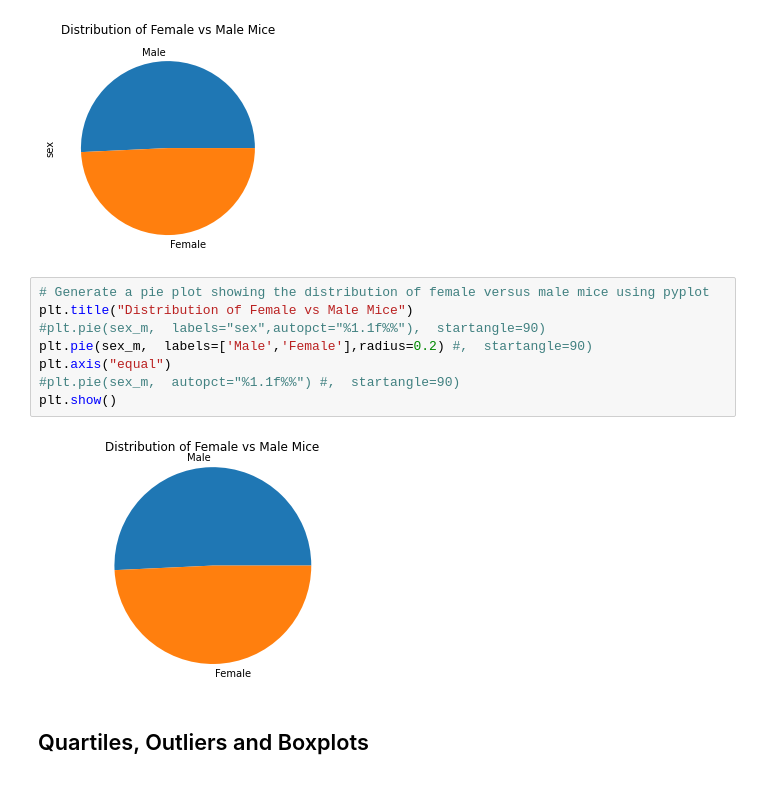
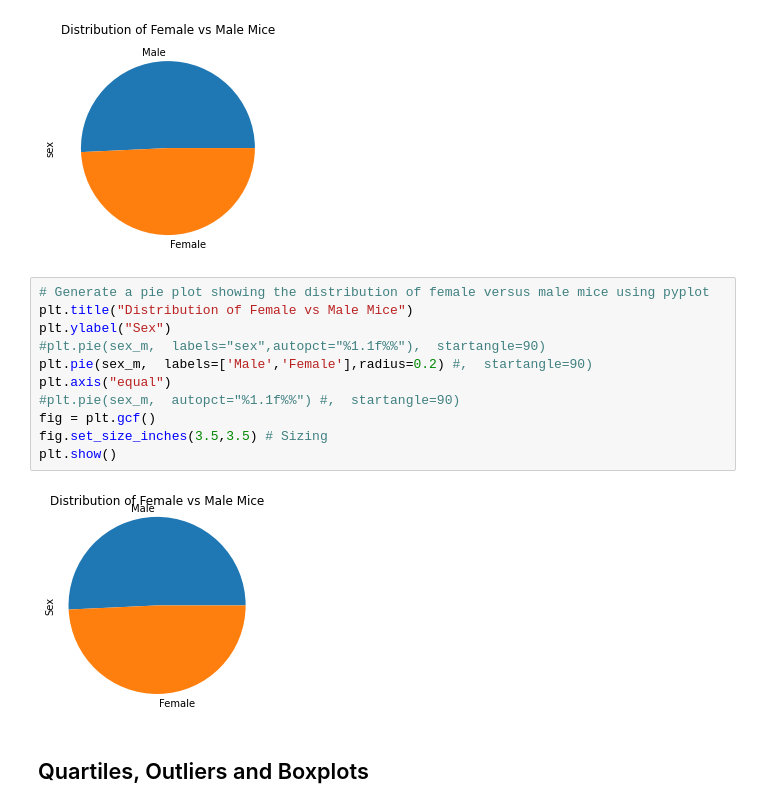
Before and after one commit to usa4148/the-power-of-plots, a Jupyter notebook: pymaceuticals_starter.ipynb, the cells around one changed output. Drawn from its saved outputs; the diff is of its cells as text.

```diff
--- a/pymaceuticals_starter.ipynb
+++ b/pymaceuticals_starter.ipynb
@@ -211,13 +216,16 @@ sex_m.plot(kind="pie",title="Distribution of Female vs Male Mice");
 # %%
 # Generate a pie plot showing the distribution of female versus male mice using pyplot
 plt.title("Distribution of Female vs Male Mice")
+plt.ylabel("Sex")
 #plt.pie(sex_m,  labels="sex",autopct="%1.1f%%"),  startangle=90)
 plt.pie(sex_m,  labels=['Male','Female'],radius=0.2) #,  startangle=90)
 plt.axis("equal")
 #plt.pie(sex_m,  autopct="%1.1f%%") #,  startangle=90)
+fig = plt.gcf()
+fig.set_size_inches(3.5,3.5) # Sizing
 plt.show()
 # %% [output]
-[figure, old version]
+[figure, new version]
 # %% [markdown]
 ## Quartiles, Outliers and Boxplots
 # %%
```
Also changed, not shown: parts of 4 cells of this notebook.
